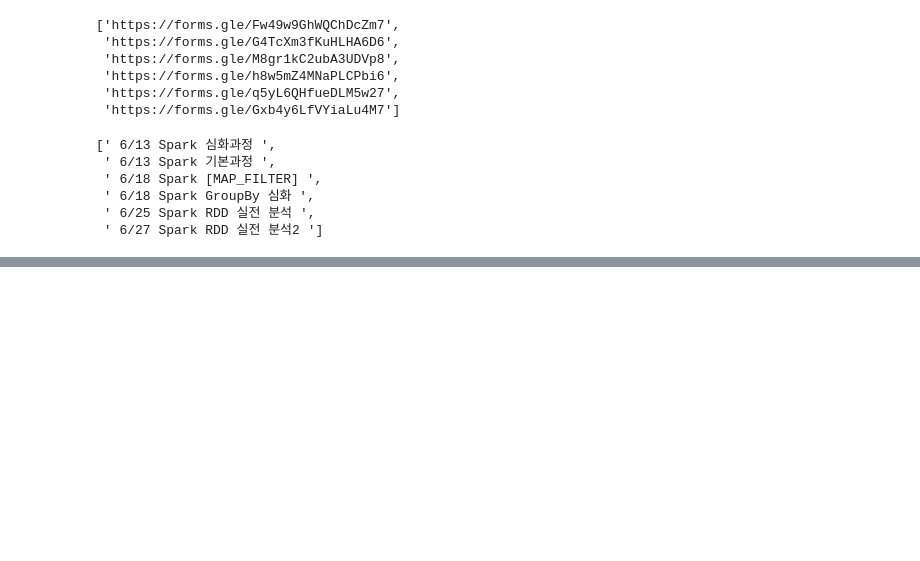
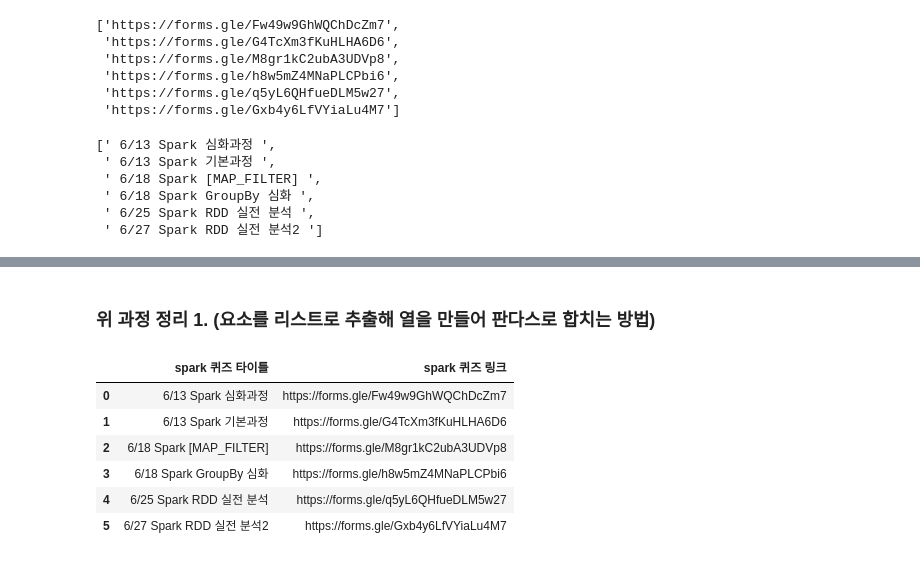
Before and after one commit to sbpark88/Python_Study, a Jupyter notebook: lecture/Study 4.13.ipynb, the cells around one changed output, grey strips where cells are left out. Drawn from its saved outputs; the diff is of its cells as text; code cells hidden in the pictures; blank space fills up the shorter version.

```diff
--- a/lecture/Study 4.13.ipynb
+++ b/lecture/Study 4.13.ipynb
@@ -475,0 +609,52 @@ response.status_code            # 다음의 상태 코드를 보여줘.
+# %% [markdown]
+### 위 과정 정리 1. (요소를 리스트로 추출해 열을 만들어 판다스로 합치는 방법)
+# %%
+import requests, bs4    # 비슷한 애들 끼리는 콤마(,)로 한 번에 선언해도 된다. requests : 웹페이지 긁어옴. bs4 : 파이썬의 IDE
+import pandas as pd     # 얘도 한 번에 선언할 수는 있지만 그러면 가독성이 떨어진다.
+
+# Step 1. requests 모듈로 웹페이지 긁어와 저장하기.
+spark_url = "https://www.sparkkorea.com/퀴즈"
+response = requests.get(spark_url)    # requests 함수를 이용해 서버를 get(얻어낸다)!
+response.encoding = 'UTF-8'
+
+# Step 2. bs4(BeautifulSoup) 모듈로 웹페이지를 예쁘게 담기.
+spark_html = response.text    # spark_html이란 변수에 위에서 불러온 response를 text로 담아라.
+spark_html_bs = bs4.BeautifulSoup(spark_html, "html.parser")    # spark_html에 대해서 "html.parser" 파싱하겠다. ("html.parser"는 안 써도 잘 돌아가긴 한다.)
+# spark_html_bs라는 변수에 bs4(BeautifulSoup)모듈의 BeautifulSoup 함수를 이용해 예쁘게 담아라.
+# 우리가 코드를 짤 때 IDE(이클립스, 아톰 등)을 사용하듯이 BeautifulSoup가 파이썬 내에서 코드를 예쁘게 보여준다.
+# 앞으로 모든것은 bs4를 이용해 담은 이 'spark_html_bs'를 이용해 bs4의 다른 함수를 이용해 분석할거다.
+# spark_html_bs # 디버깅용.
+
+# Step 3. (범위 좁히기) 수많은 'div 태그' 구역 중 원하는 구역의 'div 태그' 구역만 골라서 추출해보자. (개발자 도구로 미리 확인하기.)
+# div 태그 : 속성 (i.e. id, class, etc...) 별로 구역을 나눈다. 이를 이용해 특정 구역에 특정 조건을 넣어 검색할 수 있다.
+# name = "태그명", attrs = {"속성명":"속성값"} 으로 찾는다. 여기서 attrs(파라미터)는 "id명":"id값" 또는 "class명":"class값"이다.
+# divTags_including_aTags에 spark_html_bs에서 찾아라.
+# 태그 이름이 div인데 그 중에서 {}"속성명":"속성값"}은 {"class":"class_spark_quiz", "id":"id_spark_quiz"}다.
+divTags_including_aTags = spark_html_bs.find\
+(name = "div", attrs = {"class":"class_spark_quiz", "id":"id_spark_quiz"}) # find_all도 가능.
+# divTags_including_aTags # 디버깅용.
+
+# Step 4. (범위 좁히기) 추출한 'div 태그' 구역 중 원하는 'a 태그'만 다시 추출하자.
+aTags = divTags_including_aTags.find_all(name = "a")
+# aTags # 디버깅용. (리스트는 아니지만 인덱스를 가져 리스트처럼 사용할 수 있다.)
+
+# Step 5. 태그 범위 좁히기가 완료되면 원하는 요소만 뽑아서 리스트로 담아보자.
+linkList = []
+titleList = []
+
+aTagsLen = len(aTags)
+for i in range(0,aTagsLen,):
+    linkList.append(aTags[i].attrs["href"])
+    titleList.append(aTags[i].text)
+
+# Step 6. 위에서 만든 각각의 요소 리스트를 DataFrame으로 만들어보자.
+combinedList_DF = pd.DataFrame(zip(titleList, linkList), columns = ["spark 퀴즈 타이틀", "spark 퀴즈 링크"] )
+combinedList_DF
+# %% [output]
+|  | spark 퀴즈 타이틀 | spark 퀴즈 링크 |
+| 0 | 6/13 Spark 심화과정 | https://forms.gle/Fw49w9GhWQChDcZm7 |
+| 1 | 6/13 Spark 기본과정 | https://forms.gle/G4TcXm3fKuHLHA6D6 |
+| 2 | 6/18 Spark [MAP_FILTER] | https://forms.gle/M8gr1kC2ubA3UDVp8 |
+| 3 | 6/18 Spark GroupBy 심화 | https://forms.gle/h8w5mZ4MNaPLCPbi6 |
+| 4 | 6/25 Spark RDD 실전 분석 | https://forms.gle/q5yL6QHfueDLM5w27 |
+| 5 | 6/27 Spark RDD 실전 분석2 | https://forms.gle/Gxb4y6LfVYiaLu4M7 |
```
Also changed, not shown: parts of 75 cells of this notebook.
